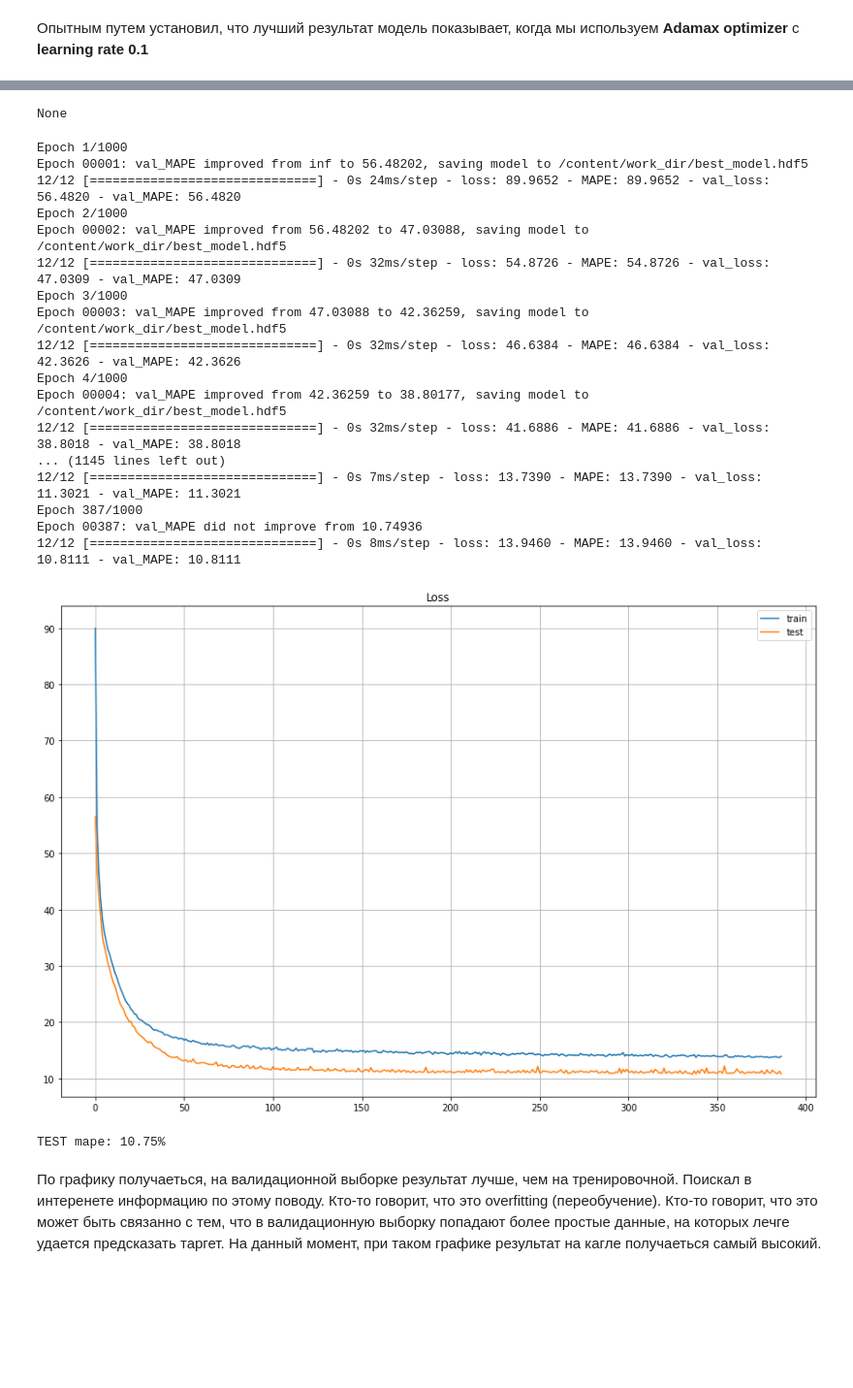
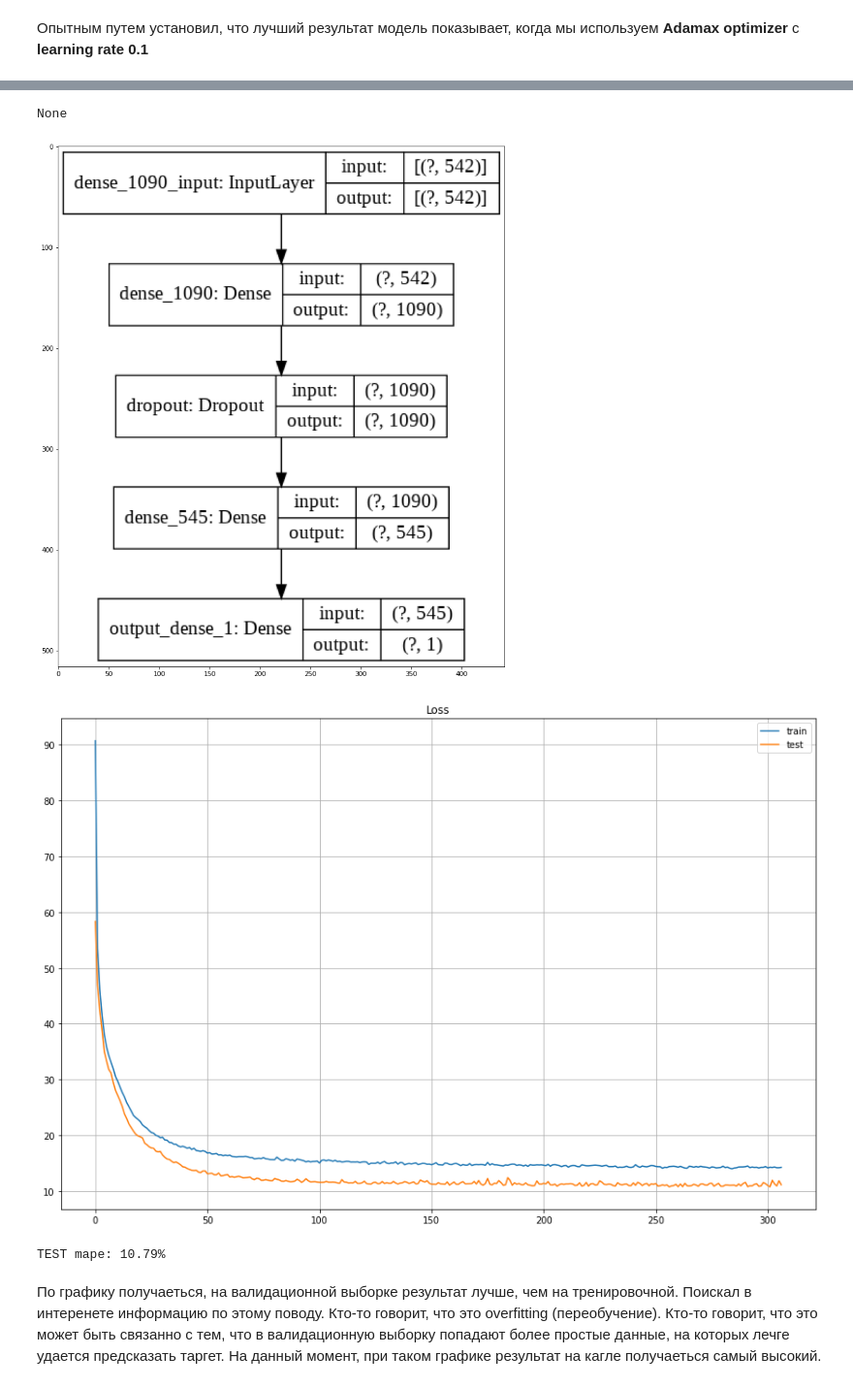
Before and after one commit to alxkzncoff/car_price_prediction_ml_dl, a Jupyter notebook: model/dense_model.ipynb, the cells around one changed output, grey strips where cells are left out. Shown: that part at 97% size. Cells and saved outputs as stored; diff of their text form; code cells hidden in the pictures; blank space fills up the shorter version.

```diff
--- a/model/dense_model.ipynb
+++ b/model/dense_model.ipynb
@@ -250,5 +284,5 @@ def build_model(LR, EPOCHS, OPTIMIZER_TYPE):
 # %% [markdown]
 Опытным путем установил, что лучший результат модель показывает, когда мы используем **Adamax optimizer** с **learning rate 0.1**
 # %%
-model, checkpoint, earlystop, callbacks_list, history = build_model(LR=0.1, EPOCHS=1000, OPTIMIZER_TYPE='Adamax')
+model, checkpoint, earlystop, callbacks_list, history, test_predict_nn1 = build_model(LR=0.1, EPOCHS=2000, OPTIMIZER_TYPE='Adamax')
 # %% [output]
@@ -262,32 +296,16 @@ dropout_17 (Dropout)         (None, 1090)              0
 _________________________________________________________________
 dense_545 (Dense)            (None, 545)               594595
 _________________________________________________________________
 output_dense_1 (Dense)       (None, 1)                 546
 =================================================================
 Total params: 1,187,011
 Trainable params: 1,187,011
 Non-trainable params: 0
 _________________________________________________________________
 None
+[figure, new version]
+[figure, added]
-Epoch 1/1000
-Epoch 00001: val_MAPE improved from inf to 56.48202, saving model to /content/work_dir/best_model.hdf5
-12/12 [==============================] - 0s 24ms/step - loss: 89.9652 - MAPE: 89.9652 - val_loss: 56.4820 - val_MAPE: 56.4820
-Epoch 2/1000
-Epoch 00002: val_MAPE improved from 56.48202 to 47.03088, saving model to /content/work_dir/best_model.hdf5
-12/12 [==============================] - 0s 32ms/step - loss: 54.8726 - MAPE: 54.8726 - val_loss: 47.0309 - val_MAPE: 47.0309
-Epoch 3/1000
-Epoch 00003: val_MAPE improved from 47.03088 to 42.36259, saving model to /content/work_dir/best_model.hdf5
-12/12 [==============================] - 0s 32ms/step - loss: 46.6384 - MAPE: 46.6384 - val_loss: 42.3626 - val_MAPE: 42.3626
-Epoch 4/1000
-Epoch 00004: val_MAPE improved from 42.36259 to 38.80177, saving model to /content/work_dir/best_model.hdf5
-12/12 [==============================] - 0s 32ms/step - loss: 41.6886 - MAPE: 41.6886 - val_loss: 38.8018 - val_MAPE: 38.8018
-... (1145 lines left out)
-12/12 [==============================] - 0s 7ms/step - loss: 13.7390 - MAPE: 13.7390 - val_loss: 11.3021 - val_MAPE: 11.3021
-Epoch 387/1000
-Epoch 00387: val_MAPE did not improve from 10.74936
-12/12 [==============================] - 0s 8ms/step - loss: 13.9460 - MAPE: 13.9460 - val_loss: 10.8111 - val_MAPE: 10.8111
+TEST mape: 10.79%
-[figure, old version]
-TEST mape: 10.75%
 # %% [markdown]
 По графику получаеться, на валидационной выборке результат лучше, чем на тренировочной. Поискал в интеренете информацию по этому поводу. Кто-то говорит, что это overfitting (переобучение). Кто-то говорит, что это может быть связанно с тем, что в валидационную выборку попадают более простые данные, на которых лечге удается предсказать таргет. На данный момент, при таком графике результат на кагле получаеться самый высокий.
 # %% [markdown]
```
Also changed, not shown: parts of 13 cells of this notebook.
